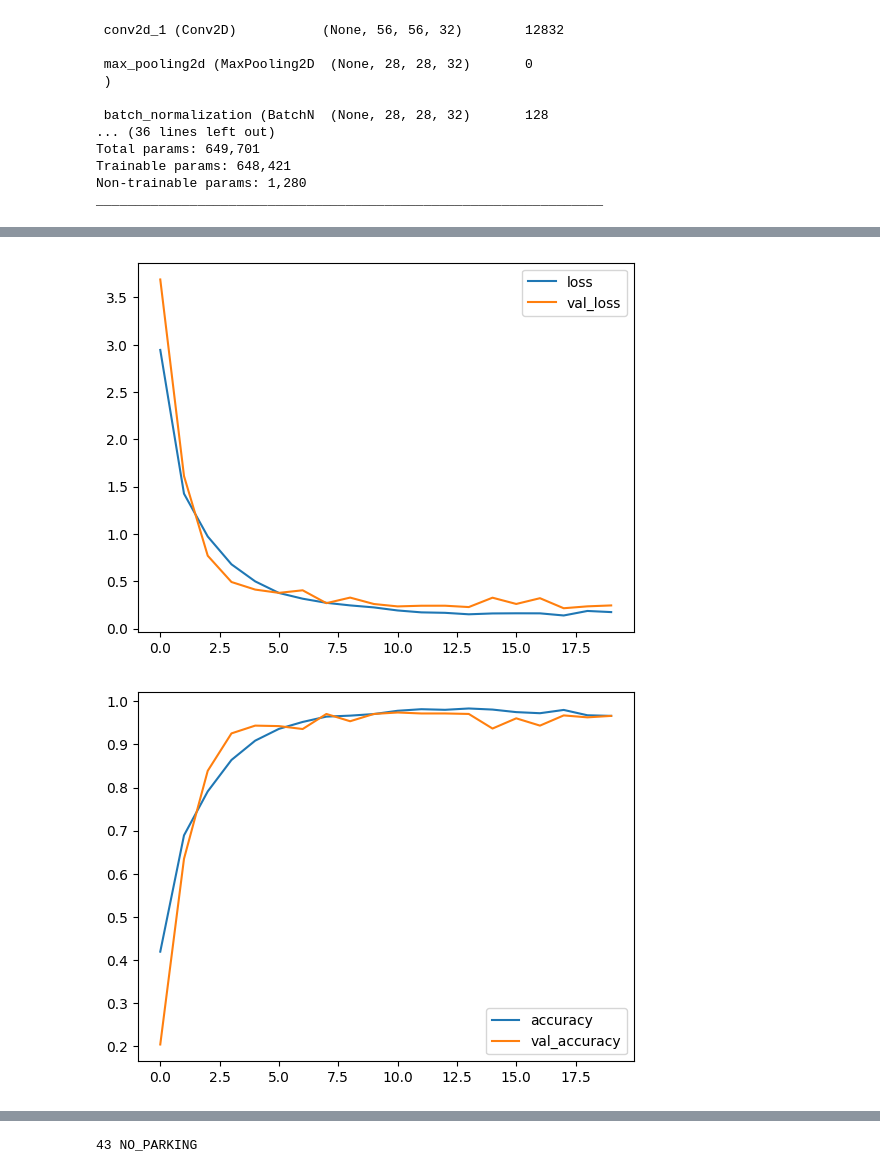
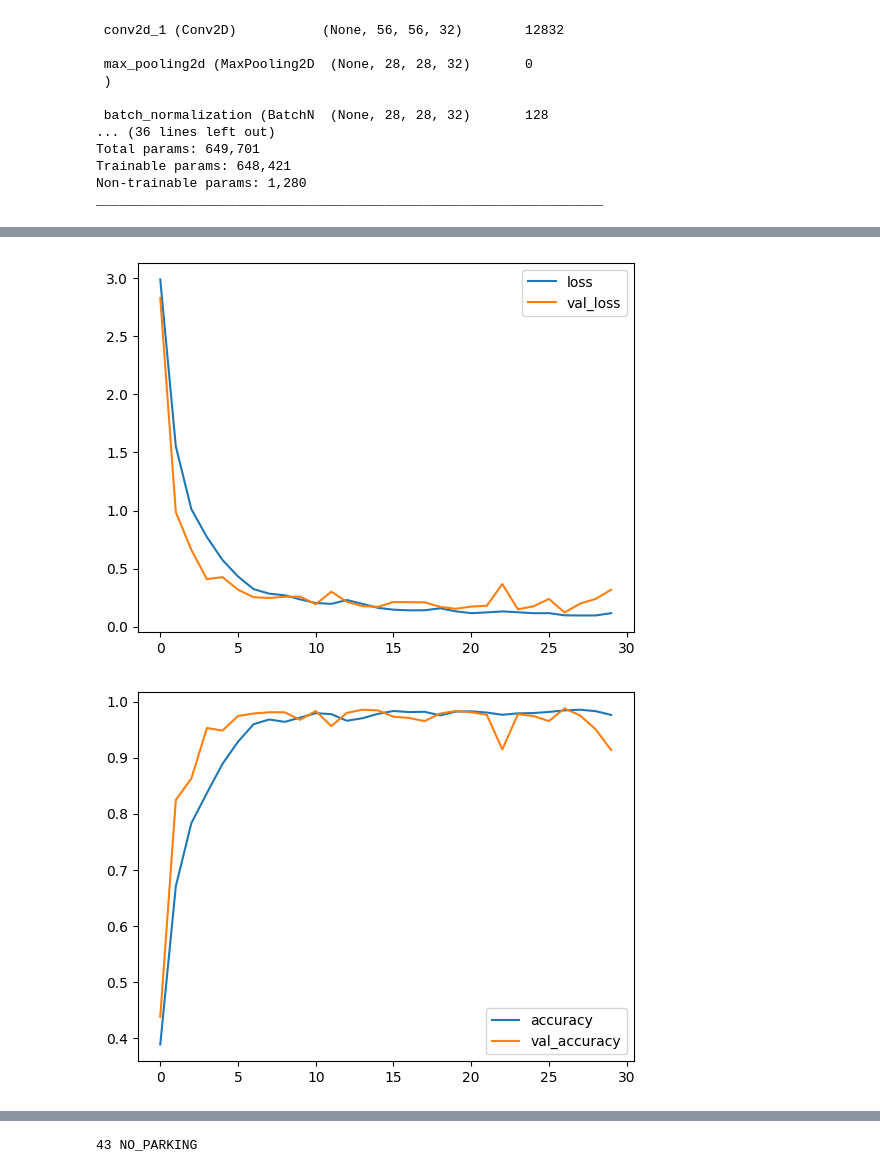
Before and after one commit to NishthaJethani/traffic-sign-detection-recognition, a Jupyter notebook: traffic_sign_detection_recognition.ipynb, the cells around one changed output, grey strips where cells are left out. Cells and saved outputs as stored; diff of their text form; code cells hidden in the pictures.

```diff
--- a/traffic_sign_detection_recognition.ipynb
+++ b/traffic_sign_detection_recognition.ipynb
@@ -30,8 +16,8 @@ print(extracted_files)
 # %%
 from tensorflow.keras.preprocessing import image_dataset_from_directory
 
-train_data_dir = '/content/dataset/traffic_sign_classification_dataset/train'
-test_data_dir='/content/dataset/traffic_sign_classification_dataset/test'
+train_data_dir = '/content/drive/MyDrive/traffic_sign_classification_dataset-drive-folder/traffic_sign_classification_dataset/train'
+test_data_dir='/content/drive/MyDrive/traffic_sign_classification_dataset-drive-folder/traffic_sign_classification_dataset/test'
 
 train=image_dataset_from_directory(
     train_data_dir,
@@ -164,7 +150,7 @@ early_stopping = callbacks.EarlyStopping(
     restore_best_weights=True,
 )
 # %%
-history=model.fit(train, epochs=20, validation_data=validate, callbacks=[early_stopping])
+history=model.fit(train, epochs=30, validation_data=validate, callbacks=[early_stopping])
 
 import pandas as pd
 history_frame = pd.DataFrame(history.history)
@@ -191,5 +177,5 @@ Epoch 20/20
-[figure, old version]
+[figure, new version]
-[figure, old version]
+[figure, new version]
 # %%
 test_loss, test_accuracy = model.evaluate(test)
 
```
Also changed, not shown: parts of 16 cells of this notebook.
